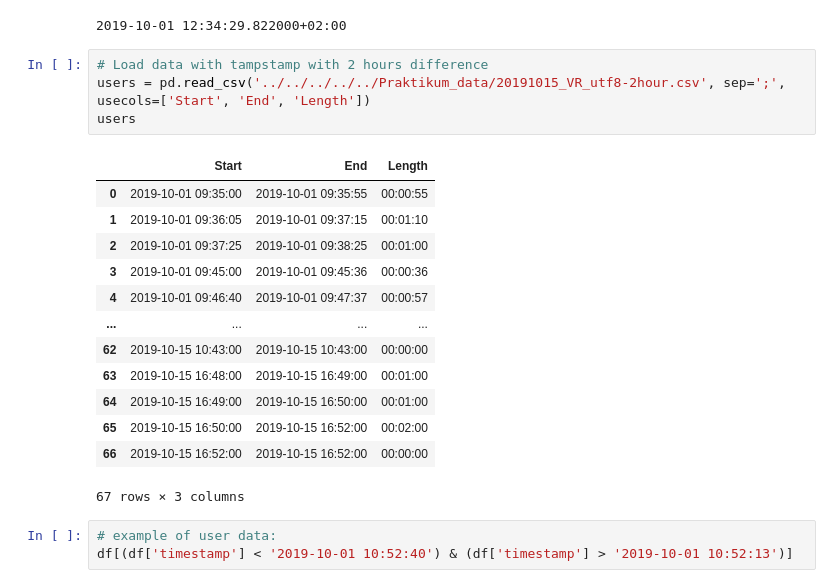
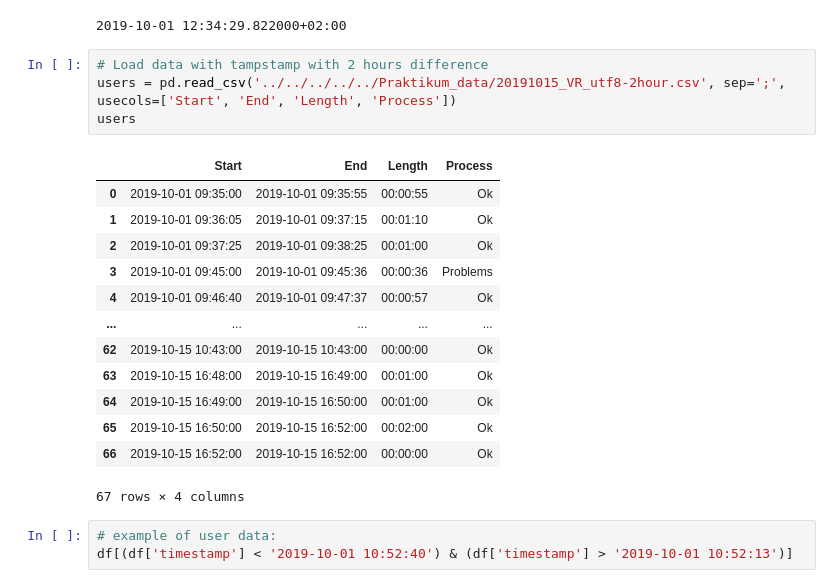
Before and after one commit to boku-ilen/darknet, a Jupyter notebook: _DataProcessing/VectorAnalysis/VectorData_AnalyzeWorkshops.ipynb, the cells around one changed output. Saved outputs shown, nothing was run; the diff lists cells and outputs as text.

Commit message:
selected only user data which seem to be well matched (11 users) #32

```diff
--- a/_DataProcessing/VectorAnalysis/VectorData_AnalyzeWorkshops.ipynb
+++ b/_DataProcessing/VectorAnalysis/VectorData_AnalyzeWorkshops.ipynb
@@ -52,22 +62,22 @@ print(df.loc[0, 'timestamp'].astimezone(timezone))
 2019-10-01 12:34:29.822000+02:00
 # %%
 # Load data with tampstamp with 2 hours difference
-users = pd.read_csv('../../../../../Praktikum_data/20191015_VR_utf8-2hour.csv', sep=';', usecols=['Start', 'End', 'Length'])
+users = pd.read_csv('../../../../../Praktikum_data/20191015_VR_utf8-2hour.csv', sep=';', usecols=['Start', 'End', 'Length', 'Process'])
 users
 # %% [output]
-|  | Start | End | Length |
-| 0 | 2019-10-01 09:35:00 | 2019-10-01 09:35:55 | 00:00:55 |
-| 1 | 2019-10-01 09:36:05 | 2019-10-01 09:37:15 | 00:01:10 |
-| 2 | 2019-10-01 09:37:25 | 2019-10-01 09:38:25 | 00:01:00 |
-| 3 | 2019-10-01 09:45:00 | 2019-10-01 09:45:36 | 00:00:36 |
-| 4 | 2019-10-01 09:46:40 | 2019-10-01 09:47:37 | 00:00:57 |
-| ... | ... | ... | ... |
-| 62 | 2019-10-15 10:43:00 | 2019-10-15 10:43:00 | 00:00:00 |
-| 63 | 2019-10-15 16:48:00 | 2019-10-15 16:49:00 | 00:01:00 |
-| 64 | 2019-10-15 16:49:00 | 2019-10-15 16:50:00 | 00:01:00 |
-| 65 | 2019-10-15 16:50:00 | 2019-10-15 16:52:00 | 00:02:00 |
-| 66 | 2019-10-15 16:52:00 | 2019-10-15 16:52:00 | 00:00:00 |
+|  | Start | End | Length | Process |
+| 0 | 2019-10-01 09:35:00 | 2019-10-01 09:35:55 | 00:00:55 | Ok |
+| 1 | 2019-10-01 09:36:05 | 2019-10-01 09:37:15 | 00:01:10 | Ok |
+| 2 | 2019-10-01 09:37:25 | 2019-10-01 09:38:25 | 00:01:00 | Ok |
+| 3 | 2019-10-01 09:45:00 | 2019-10-01 09:45:36 | 00:00:36 | Problems |
+| 4 | 2019-10-01 09:46:40 | 2019-10-01 09:47:37 | 00:00:57 | Ok |
+| ... | ... | ... | ... | ... |
+| 62 | 2019-10-15 10:43:00 | 2019-10-15 10:43:00 | 00:00:00 | Ok |
+| 63 | 2019-10-15 16:48:00 | 2019-10-15 16:49:00 | 00:01:00 | Ok |
+| 64 | 2019-10-15 16:49:00 | 2019-10-15 16:50:00 | 00:01:00 | Ok |
+| 65 | 2019-10-15 16:50:00 | 2019-10-15 16:52:00 | 00:02:00 | Ok |
+| 66 | 2019-10-15 16:52:00 | 2019-10-15 16:52:00 | 00:00:00 | Ok |
-67 rows × 3 columns
+67 rows × 4 columns
 # %%
 # example of user data:
 df[(df['timestamp'] < '2019-10-01 10:52:40') & (df['timestamp'] > '2019-10-01 10:52:13')]
```
Also changed, not shown: parts of 39 cells of this notebook.
